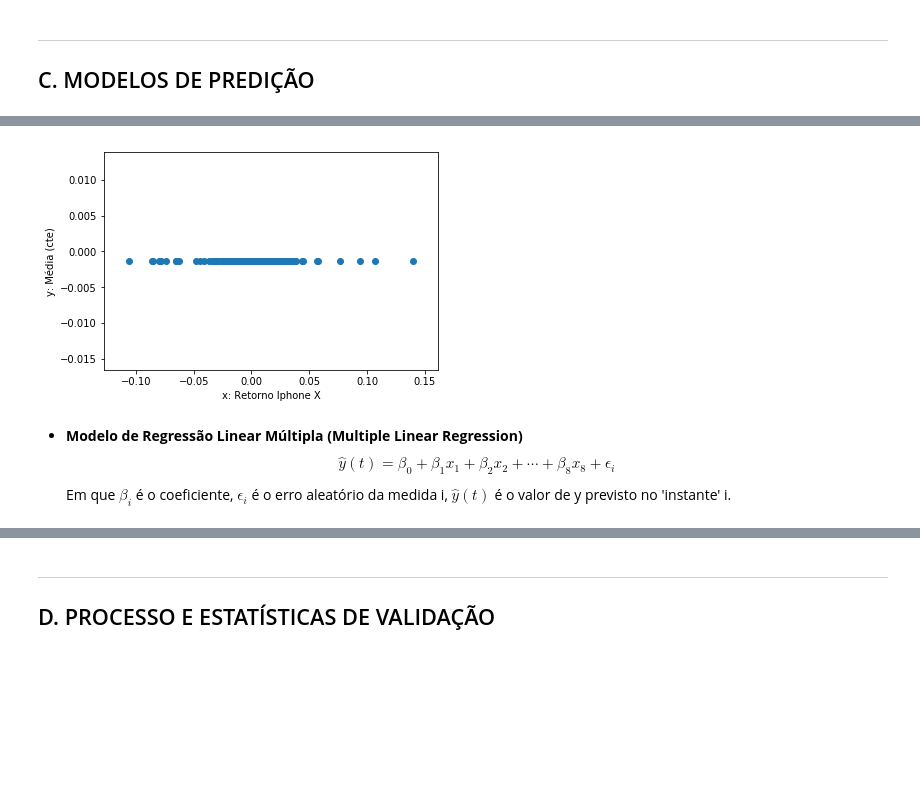
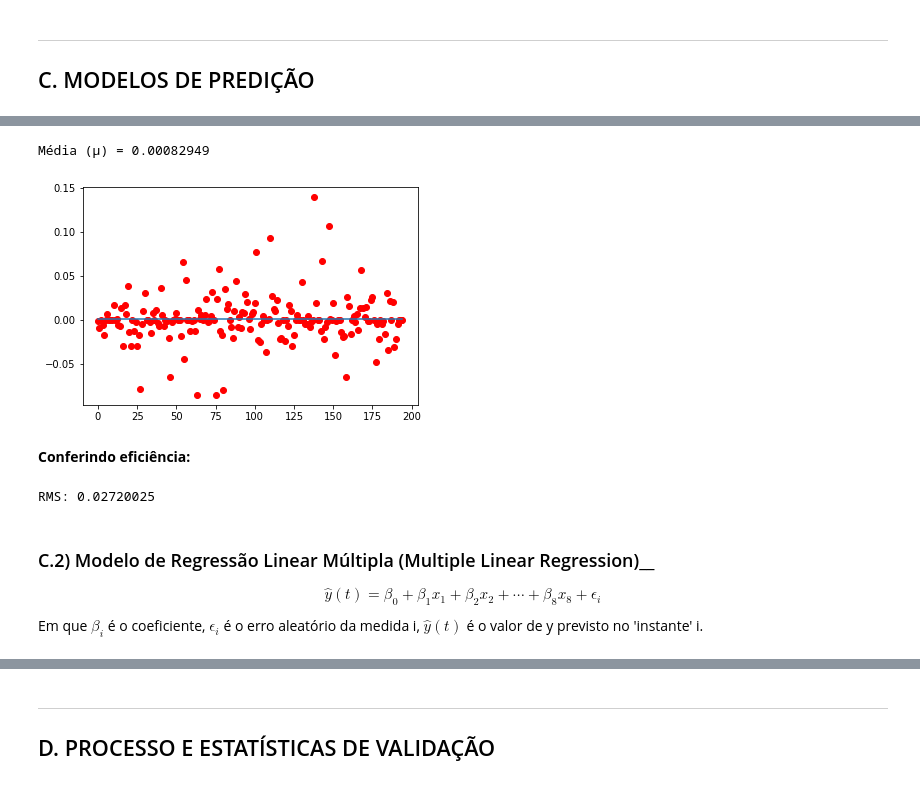
Before and after one commit to gabrielmf1/DP-P3, a Jupyter notebook: Projeto3.ipynb, the cells around one changed output, grey strips where cells are left out. Saved outputs shown, nothing was run; the diff lists cells and outputs as text; code cells hidden in the pictures; blank space fills up the shorter version.

```diff
--- a/Projeto3.ipynb
+++ b/Projeto3.ipynb
@@ -311,4 +332,7 @@ plt.show()
 # %% [markdown]
 ___
 ## C. MODELOS DE PREDIÇÃO
+# %%
+Xn= range(len(dfRes))
+Y = dfRes[colRes]
 # %% [markdown]
@@ -348,10 +341,24 @@ Warnings:
-# %%
-plt.scatter(dfRes,y_1);
-plt.xlabel("x: Retorno Iphone X");
-plt.ylabel("y: Média (cte)");
-# %% [output]
-[figure, removed]
+# %%
+mediaY = np.mean(Y)
+yPred = [mediaY] * len(Y)
+print('Média (μ) = ' + "{:.8f}".format(mediaY))
+# %% [output]
+Média (μ) = 0.00082949
+# %%
+fig = plt.figure()
+ax = plt.axes()
+ax.plot(Xn, Y, 'ro')
+ax.plot(Xn, yPred)
+plt.show()
+# %% [output]
+[figure, added]
+# %% [markdown]
+__Conferindo eficiência:__
+# %%
+print('RMS:',"{:.8f}".format(rms(Y,yPred)))
+# %% [output]
+RMS: 0.02720025
 # %% [markdown]
-* __Modelo de Regressão Linear Múltipla (Multiple Linear Regression)__<br>
+### C.2) Modelo de Regressão Linear Múltipla (Multiple Linear Regression)__
 $$\hat{y}(t)=\beta_{0}+ \beta_{1}x_{1}+ \beta_{2}x_{2} + \cdots + \beta_{8}x_{8}+ \epsilon_{i}$$
 Em que $\beta_{i}$ é o coeficiente, $\epsilon_{i}$ é o erro aleatório da medida i, $\hat{y}(t)$ é o valor de y previsto no 'instante' i.
```
Also changed, not shown: parts of 35 cells of this notebook.
